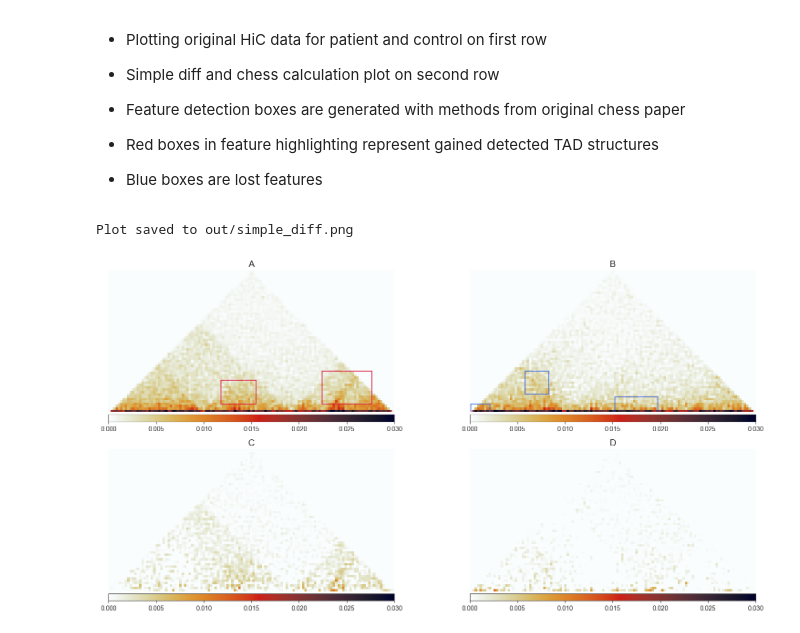
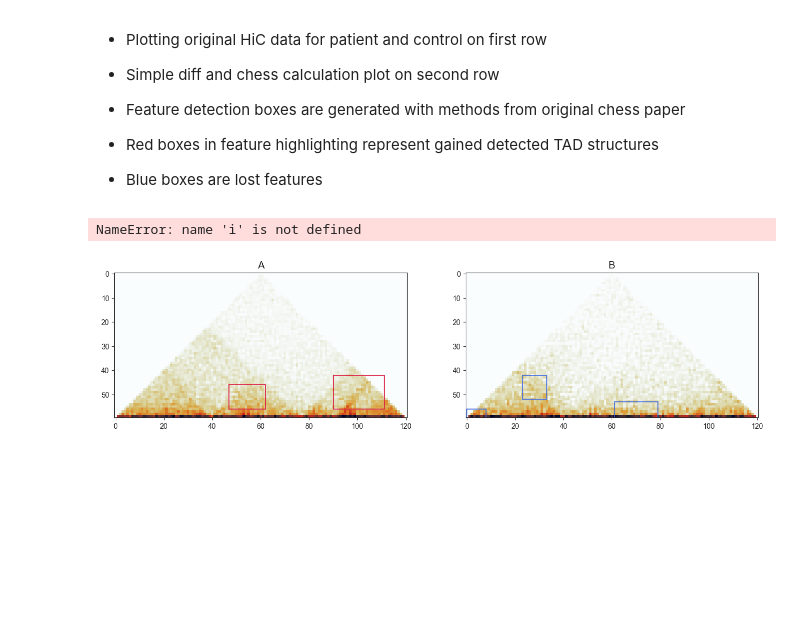
Before and after one commit to FardinHaque60/hic_compare_experiments, a Jupyter notebook: simple_diff/basic_diff.ipynb, the cells around one changed output. Cells and saved outputs as stored; diff of their text form; code cells hidden in the pictures; blank space fills up the shorter version.

```diff
--- a/simple_diff/basic_diff.ipynb
+++ b/simple_diff/basic_diff.ipynb
@@ -109,85 +109,43 @@ Notes:
 * Red boxes in feature highlighting represent gained detected TAD structures
 * Blue boxes are lost features
 # %%
-fig, axes = plt.subplots(2, 2, figsize=(16, 8))
+fig, axes = plt.subplots(1, 2, figsize=(16, 8))
 
 # ----- plotting original hic sample -----
-axes[0][0].set_title('A', fontsize=14) # pateint
-axes[0][1].set_title('B', fontsize=14) # control
+axes[0].set_title('A', fontsize=14) # pateint
+axes[1].set_title('B', fontsize=14) # control
 
 # clipped zoom and rotate patient and control and keep only half-matrix
 zm1 = clipped_zoom(control_region_sub, 0.7)
 rot_control = ndi.rotate(zm1, 45, reshape=False) # rotated control matrix for plotting
 
 zm2 = clipped_zoom(patient_region_sub, 0.7)
 rot_patient = ndi.rotate(zm2, 45, reshape=False) # rotates control matrix for plotting
 
 middle = int(np.shape(rot_control)[1]/ 2.)
 
-m1 = axes[0][0].imshow(rot_patient[:middle, :], vmin=0, vmax=0.03, cmap='germany')
-m2 = axes[0][1].imshow(rot_control[:middle,:], vmin=0, vmax=0.03, cmap='germany')
+m1 = axes[0].imshow(rot_patient[:middle, :], vmin=0, vmax=0.03, cmap='germany')
+m2 = axes[1].imshow(rot_control[:middle,:], vmin=0, vmax=0.03, cmap='germany')
 
 # per region check if identified features, to highlight
-highlight_features(gained, reg, 'crimson', 0, axes[0])
-highlight_features(lost, reg, 'royalblue', 1, axes[0])
+highlight_features(gained, reg, 'crimson', 0, axes)
+highlight_features(lost, reg, 'royalblue', 1, axes)
 
+color_bars = [m1, m2]
 
-# ----- plotting simple diff and chess calc -----
-
-# Standard diff calculation to compare against
-diff1 = patient_region_sub - control_region_sub
-axes[1][0].set_title('C', fontsize=14) # standard difference (patient - control)
-clipped1 = clipped_zoom(diff1, 0.7)
-diff_plot1 = ndi.rotate(clipped1, 45, reshape=False)
-
-diff2 = control_region_sub - patient_region_sub
-axes[1][1].set_title('D', fontsize=14) # standard difference (control - patient)
-clipped2 = clipped_zoom(diff2, 0.7)
-diff_plot2 = ndi.rotate(clipped2, 45, reshape=False)
-
-# patient - control standard diff
-m3 = axes[1][0].imshow(diff_plot1[:middle,:], vmin=0, vmax=0.03, cmap='germany')
-m4 = axes[1][1].imshow(diff_plot2[:middle,:], vmin=0, vmax=0.03, cmap='germany')
-
-''' patient / control calculation from chess paper
-l2fcm = np.log2(patient_region_sub / control_region_sub)
-zml2 = clipped_zoom(l2fcm, 0.7)
-rot_l2 = ndi.rotate(zml2, 45, reshape=False)
-
-# original log(patient/control) calc plot from chess
-m4 = axes[1][1].imshow(rot_l2[:middle,:], cmap='seismic', vmax=5, vmin=-5)
-'''
-
-for m, ax in zip([m1, m2], axes[0]):
-    ax.axis('off')
-    divider = make_axes_locatable(ax)
-    cax = divider.append_axes('bottom', size='5%', pad=0.05)
-    fig.colorbar(m, cax=cax, orientation='horizontal')
-
-for m, ax in zip([m3, m4], axes[1]):
+for m, ax in zip([color_bars[i*2+1], color_bars[i*2+1]], axes):
     ax.axis('off')
     divider = make_axes_locatable(ax)
     cax = divider.append_axes('bottom', size='5%', pad=0.05)
     fig.colorbar(m, cax=cax, orientation='horizontal')
 
 plt.tight_layout()
-# figure caption below (found in manubot http://carlosrojas.xyz/hic_compare_manuscript/)
-caption = f'''
-Figures A, B, C are generated by CHESS. Figures A and B show the original HiC data from DLBCL (Diffuse large B-cell lymphoma)
-of a patient and control sample respectively.
-The red boxes in A represent the gained features that patient data shows when compared to B, the control.
-The blue boxes in B show the lost features when compared to A.
-Figure C shows the result of patient - control matrices.
-Non-white regions in this figure represent features that were present in the first sample,
-but not present in the second one being subtracted from it.
-Figure D shows the result of control - patient matrices.
-'''
 
 # save plot
-save_path = os.path.join("out", "simple_diff.png")
+save_path = os.path.join("out", "original_data.png")
 plt.savefig(save_path, dpi=300, bbox_inches='tight')  # High resolution and tight layout
 
 print(f"Plot saved to {save_path}")
 # %% [output]
-Plot saved to out/simple_diff.png
+NameError: name 'i' is not defined
-[figure, old version]
+[figure, new version]
```
Also changed, not shown: parts of 1 cell of this notebook, 4 other files.
